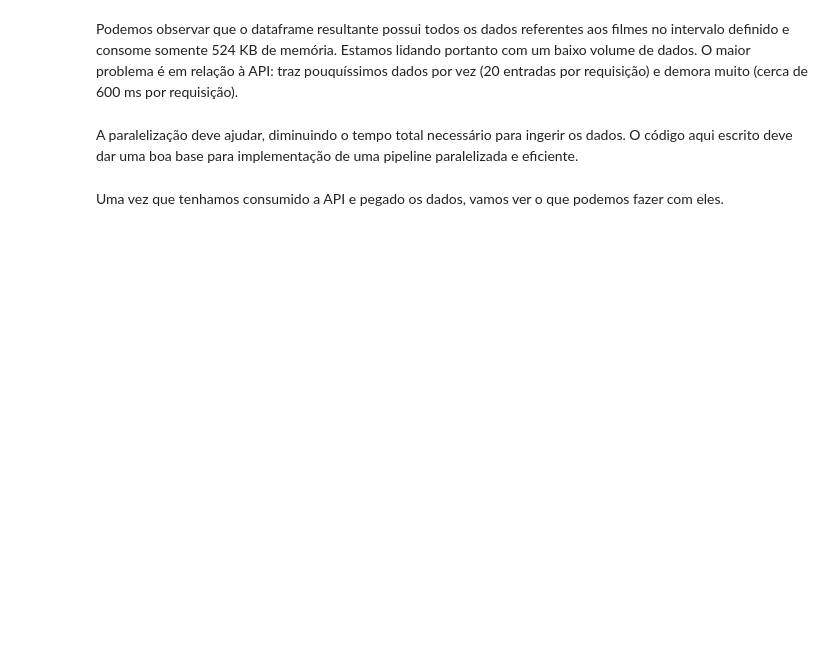
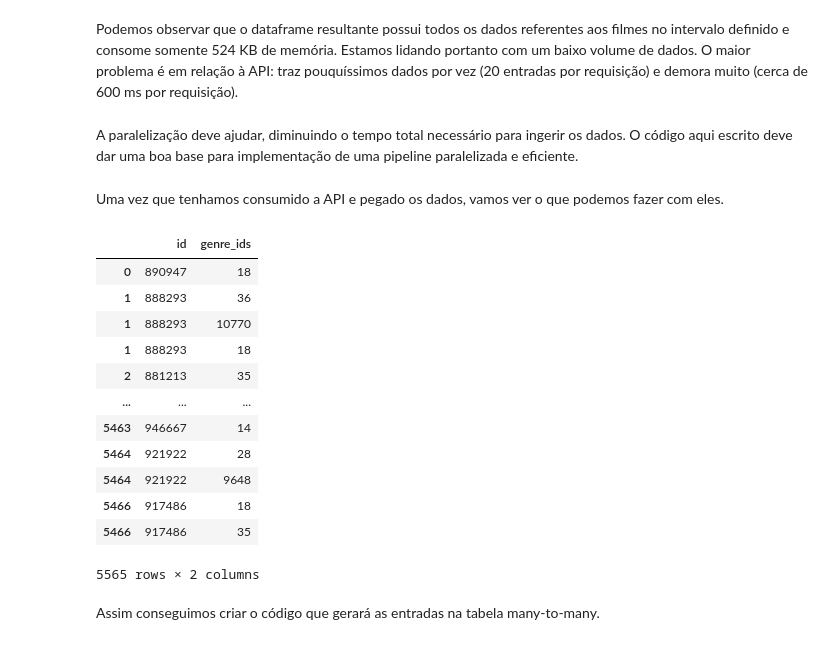
Before and after one commit to turing-usp/data-engineering-movies, a Jupyter notebook: airflow-docker/dags/estudo.ipynb, the cells around one changed output. Cells and saved outputs as stored; diff of their text form; code cells hidden in the pictures; blank space fills up the shorter version.

```diff
--- a/airflow-docker/dags/estudo.ipynb
+++ b/airflow-docker/dags/estudo.ipynb
@@ -237,0 +242,20 @@ Uma vez que tenhamos consumido a API e pegado os dados, vamos ver o que podemos
+# %%
+many_to_many = df_final[['id', 'genre_ids']]
+# %%
+many_to_many.explode('genre_ids').dropna(axis=0)
+# %% [output]
+|  | id | genre_ids |
+| 0 | 890947 | 18 |
+| 1 | 888293 | 36 |
+| 1 | 888293 | 10770 |
+| 1 | 888293 | 18 |
+| 2 | 881213 | 35 |
+| ... | ... | ... |
+| 5463 | 946667 | 14 |
+| 5464 | 921922 | 28 |
+| 5464 | 921922 | 9648 |
+| 5466 | 917486 | 18 |
+| 5466 | 917486 | 35 |
+5565 rows × 2 columns
+# %% [markdown]
+Assim conseguimos criar o código que gerará as entradas na tabela many-to-many.
```
Also changed, not shown: parts of 4 cells of this notebook, 8 other files.
